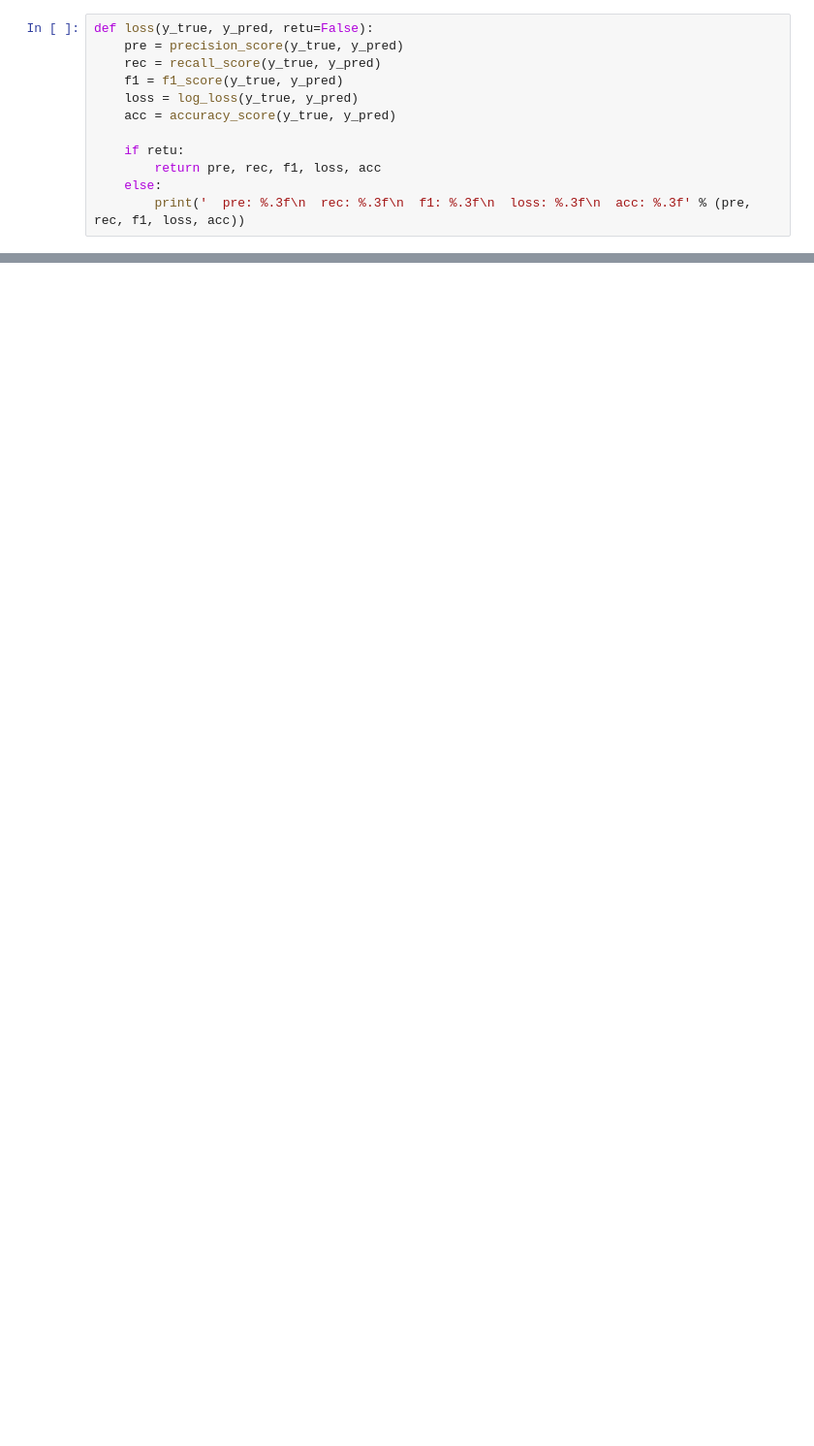
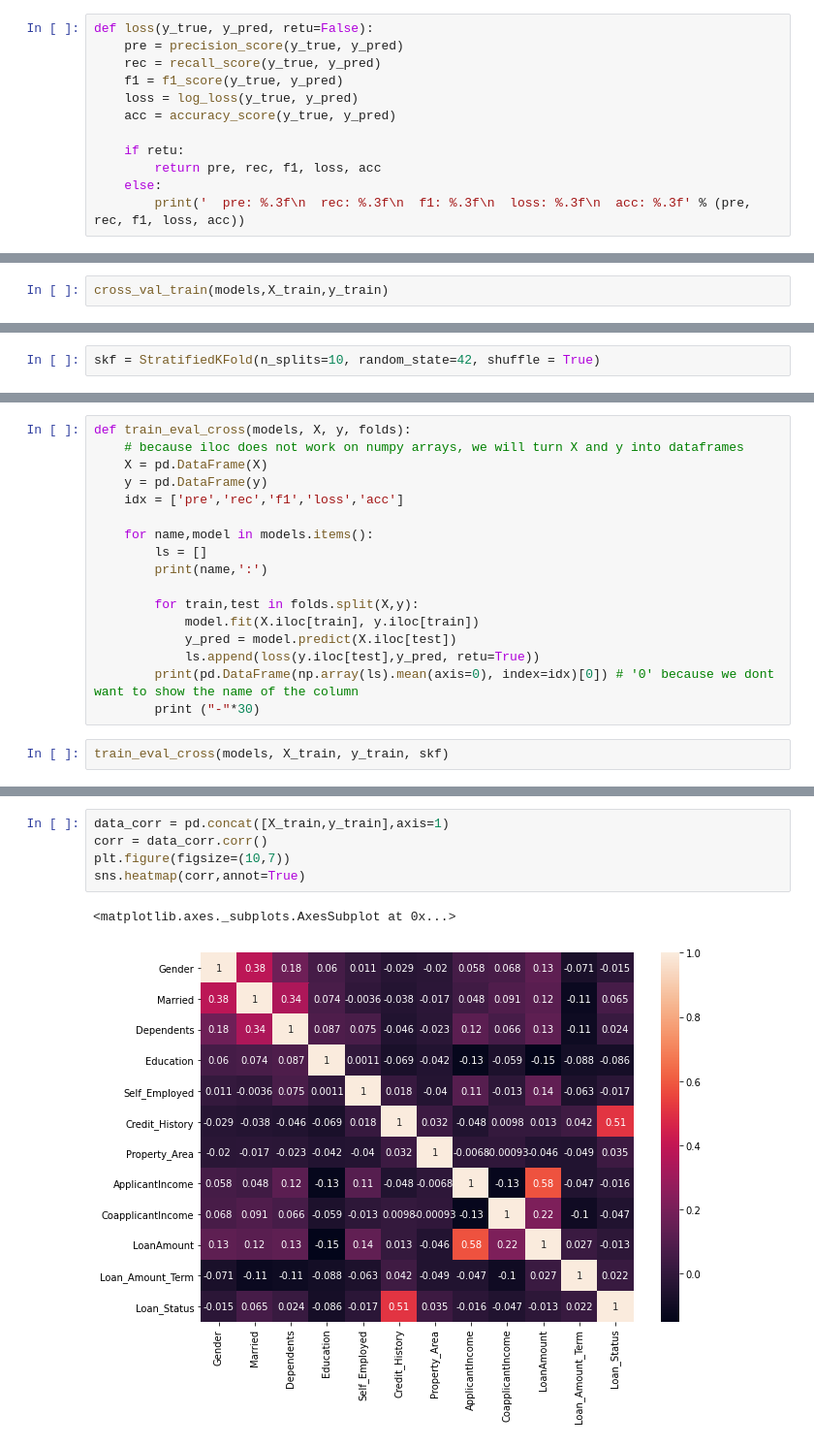
Before and after one commit to iasad1/loan-prediction-classification-problem, a Jupyter notebook: loan-prediction-classification.ipynb, the cells around one changed output, grey strips where cells are left out. Shown: that part at 97% size. Drawn from its saved outputs; the diff is of its cells as text; blank space fills up the shorter version.

```diff
--- a/loan-prediction-classification.ipynb
+++ b/loan-prediction-classification.ipynb
@@ -480,0 +552,2 @@ def loss(y_true, y_pred, retu=False):
+# %%
+cross_val_train(models,X_train,y_train)
@@ -480,0 +573,2 @@ def loss(y_true, y_pred, retu=False):
+# %%
+skf = StratifiedKFold(n_splits=10, random_state=42, shuffle = True)
@@ -480,0 +577,19 @@ def loss(y_true, y_pred, retu=False):
+# %%
+def train_eval_cross(models, X, y, folds):
+    # because iloc does not work on numpy arrays, we will turn X and y into dataframes
+    X = pd.DataFrame(X)
+    y = pd.DataFrame(y)
+    idx = ['pre','rec','f1','loss','acc']
+
+    for name,model in models.items():
+        ls = []
+        print(name,':')
+
+        for train,test in folds.split(X,y):
+            model.fit(X.iloc[train], y.iloc[train])
+            y_pred = model.predict(X.iloc[test])
+            ls.append(loss(y.iloc[test],y_pred, retu=True))
+        print(pd.DataFrame(np.array(ls).mean(axis=0), index=idx)[0]) # '0' because we dont want to show the name of the column
+        print ("-"*30)
+# %%
+train_eval_cross(models, X_train, y_train, skf)
@@ -480,0 +618,8 @@ def loss(y_true, y_pred, retu=False):
+# %%
+data_corr = pd.concat([X_train,y_train],axis=1)
+corr = data_corr.corr()
+plt.figure(figsize=(10,7))
+sns.heatmap(corr,annot=True)
+# %% [output]
+<matplotlib.axes._subplots.AxesSubplot at 0x...>
+[figure, added]
```
Also changed, not shown: parts of 28 cells of this notebook.
